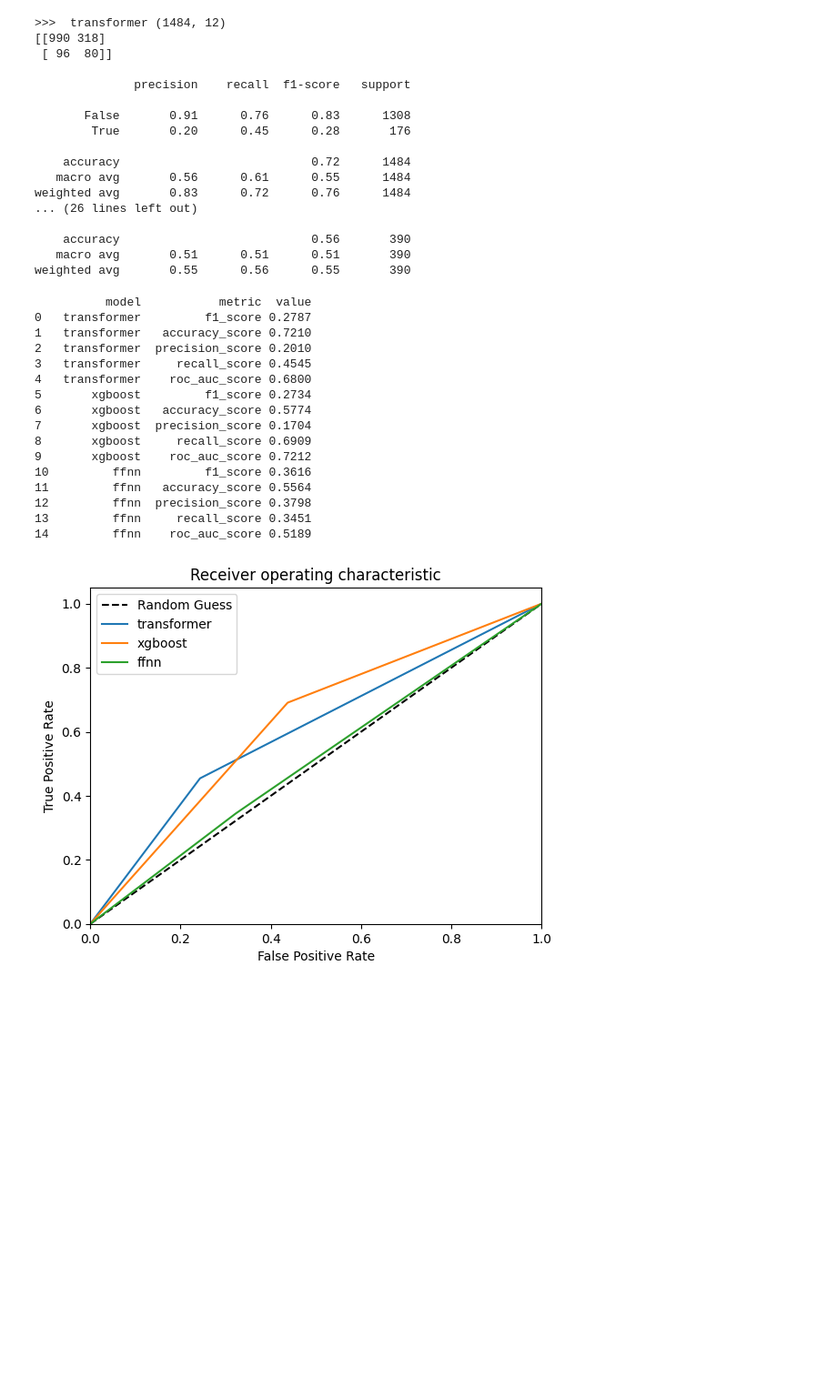
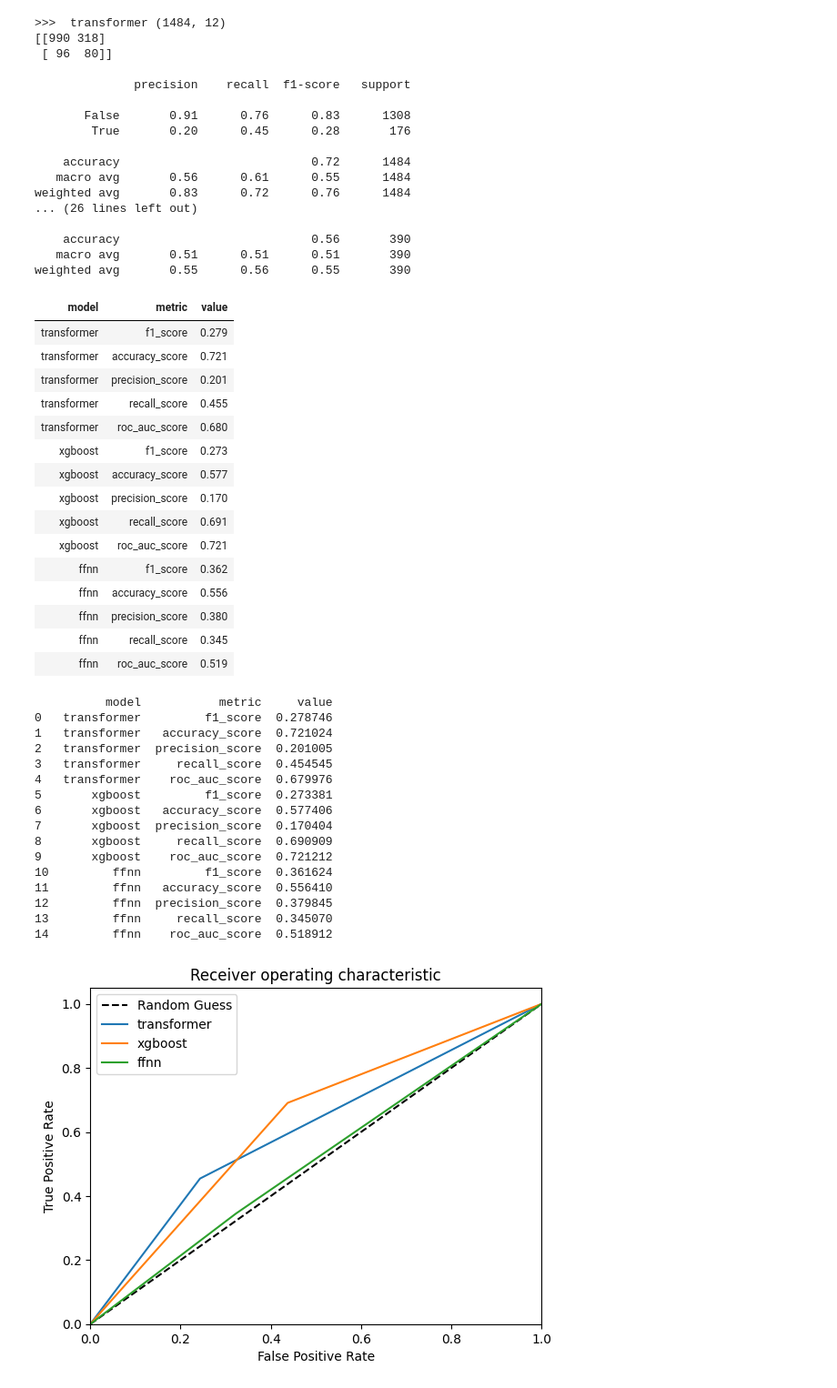
Before and after one commit to ewheeler/foresight, a Jupyter notebook: docs/hes_final/figs.ipynb, the cells around one changed output. Shown at 91% size. Saved outputs shown, nothing was run; the diff lists cells and outputs as text; code cells hidden in the pictures; blank space fills up the shorter version.

```diff
--- a/docs/hes_final/figs.ipynb
+++ b/docs/hes_final/figs.ipynb
@@ -62,39 +62,61 @@ for m, df in dfs.items():
     out.append((m, 'roc_auc_score', metrics.roc_auc_score(df[meta[m]['y_true']], df[meta[m]['y_pred_proba']])))
 # %%
 model_metrics = pd.DataFrame(out, columns=('model', 'metric', 'value'))
+# %%
+#| label: tbl-broken
+#| fig-cap: "Table that breaks article column layout"
+#| layout-ncol: 1
+
+cm = sns.light_palette("green", as_cmap=True)
+# https://pandas.pydata.org/pandas-docs/stable/user_guide/style.html#Styler-Object-and-Customising-the-Display
+# TODO styles/colors still not working? https://github.com/quarto-dev/quarto-cli/discussions/3964
+
+model_metrics.style\
+        .background_gradient(cmap=cm)\
+        .format(precision=3)\
+        .hide(axis="index")
+# %% [output]
+| model | metric | value |
+| transformer | f1_score | 0.279 |
+| transformer | accuracy_score | 0.721 |
+| transformer | precision_score | 0.201 |
+| transformer | recall_score | 0.455 |
+| transformer | roc_auc_score | 0.680 |
+| xgboost | f1_score | 0.273 |
+| xgboost | accuracy_score | 0.577 |
+| xgboost | precision_score | 0.170 |
+| xgboost | recall_score | 0.691 |
+| xgboost | roc_auc_score | 0.721 |
+| ffnn | f1_score | 0.362 |
+| ffnn | accuracy_score | 0.556 |
+| ffnn | precision_score | 0.380 |
+| ffnn | recall_score | 0.345 |
+| ffnn | roc_auc_score | 0.519 |
 # %%
 #| label: tbl-metrics
 #| fig-cap: "Binary classification model metrics"
 #| layout-ncol: 1
 
-cm = sns.light_palette("green", as_cmap=True)
-# https://pandas.pydata.org/pandas-docs/stable/user_guide/style.html#Styler-Object-and-Customising-the-Display
-# TODO styles/colors still not working? https://github.com/quarto-dev/quarto-cli/discussions/3964
-
-#model_metrics.style\
-#        .background_gradient(cmap=cm)\
-#        .format(precision=3)\
-#        .hide(axis="index")
 # TODO use of styler (above) messes up column widths,
 # so just plain print for now
 print(model_metrics)
 # %% [output]
-          model           metric  value
-0   transformer         f1_score 0.2787
-1   transformer   accuracy_score 0.7210
-2   transformer  precision_score 0.2010
-3   transformer     recall_score 0.4545
-4   transformer    roc_auc_score 0.6800
-5       xgboost         f1_score 0.2734
-6       xgboost   accuracy_score 0.5774
-7       xgboost  precision_score 0.1704
-8       xgboost     recall_score 0.6909
-9       xgboost    roc_auc_score 0.7212
-10         ffnn         f1_score 0.3616
-11         ffnn   accuracy_score 0.5564
-12         ffnn  precision_score 0.3798
-13         ffnn     recall_score 0.3451
-14         ffnn    roc_auc_score 0.5189
+          model           metric     value
+0   transformer         f1_score  0.278746
+1   transformer   accuracy_score  0.721024
+2   transformer  precision_score  0.201005
+3   transformer     recall_score  0.454545
+4   transformer    roc_auc_score  0.679976
+5       xgboost         f1_score  0.273381
+6       xgboost   accuracy_score  0.577406
+7       xgboost  precision_score  0.170404
+8       xgboost     recall_score  0.690909
+9       xgboost    roc_auc_score  0.721212
+10         ffnn         f1_score  0.361624
+11         ffnn   accuracy_score  0.556410
+12         ffnn  precision_score  0.379845
+13         ffnn     recall_score  0.345070
+14         ffnn    roc_auc_score  0.518912
 # %%
 #| label: fig-roc
 #| fig-cap: "Receiver operating characteristic"
```
Also changed, not shown: parts of 1 cell of this notebook, 1 other file.
